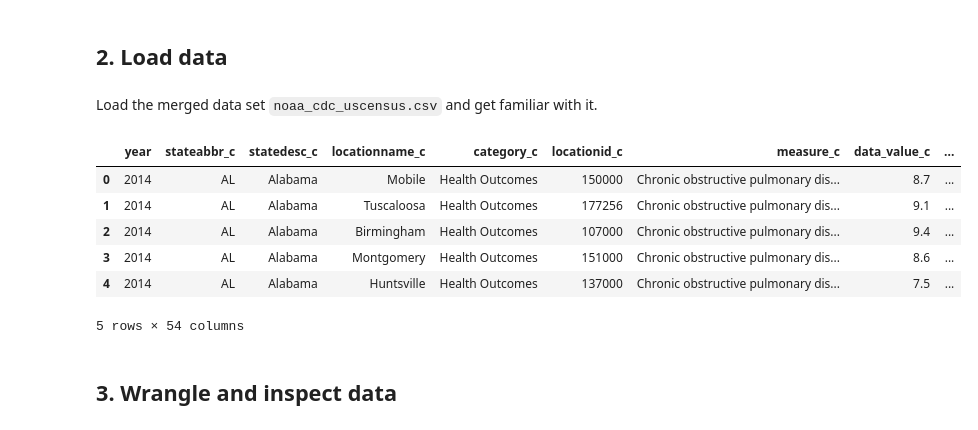
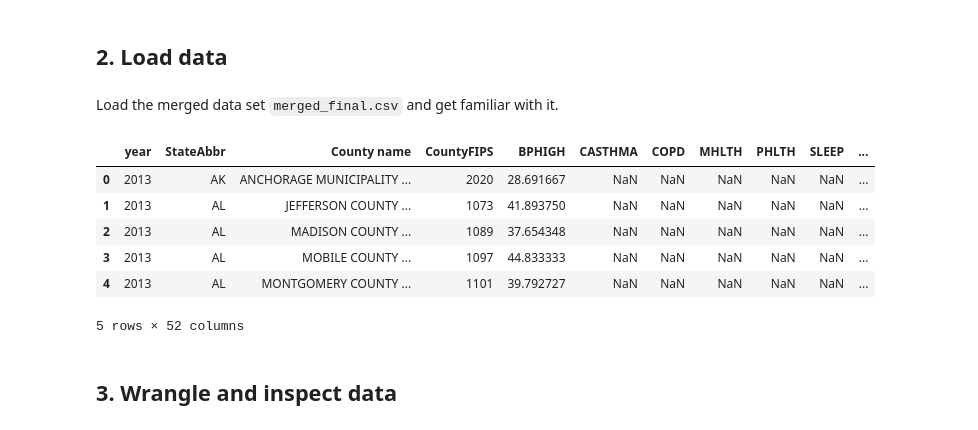
Before and after one commit to hertie-dsa-26/project-krasss, a Jupyter notebook: EDA/eda_bivariate.ipynb, the cells around one changed output. Cells and saved outputs as stored; diff of their text form; code cells hidden in the pictures.

```diff
--- a/EDA/eda_bivariate.ipynb
+++ b/EDA/eda_bivariate.ipynb
@@ -13,19 +13,19 @@ import statsmodels.formula.api as smf
 # %% [markdown]
 ## 2. Load data
 # %% [markdown]
-Load the merged data set `noaa_cdc_uscensus.csv` and get familiar with it.
+Load the merged data set `merged_final.csv` and get familiar with it.
 # %%
 
-df = pd.read_csv("../data/noaa_cdc_uscensus.csv")
+df = pd.read_csv("../data/merged_final.csv")
 df.head()
 # %% [output]
-|  | year | stateabbr_c | statedesc_c | locationname_c | category_c | locationid_c | measure_c | data_value_c | ... |
-| 0 | 2014 | AL | Alabama | Mobile | Health Outcomes | 150000 | Chronic obstructive pulmonary dis... | 8.7 | ... |
-| 1 | 2014 | AL | Alabama | Tuscaloosa | Health Outcomes | 177256 | Chronic obstructive pulmonary dis... | 9.1 | ... |
-| 2 | 2014 | AL | Alabama | Birmingham | Health Outcomes | 107000 | Chronic obstructive pulmonary dis... | 9.4 | ... |
-| 3 | 2014 | AL | Alabama | Montgomery | Health Outcomes | 151000 | Chronic obstructive pulmonary dis... | 8.6 | ... |
-| 4 | 2014 | AL | Alabama | Huntsville | Health Outcomes | 137000 | Chronic obstructive pulmonary dis... | 7.5 | ... |
+|  | year | StateAbbr | County name | CountyFIPS | BPHIGH | CASTHMA | COPD | MHLTH | PHLTH | SLEEP | ... |
+| 0 | 2013 | AK | ANCHORAGE MUNICIPALITY ... | 2020 | 28.691667 | NaN | NaN | NaN | NaN | NaN | ... |
+| 1 | 2013 | AL | JEFFERSON COUNTY ... | 1073 | 41.893750 | NaN | NaN | NaN | NaN | NaN | ... |
+| 2 | 2013 | AL | MADISON COUNTY ... | 1089 | 37.654348 | NaN | NaN | NaN | NaN | NaN | ... |
+| 3 | 2013 | AL | MOBILE COUNTY ... | 1097 | 44.833333 | NaN | NaN | NaN | NaN | NaN | ... |
+| 4 | 2013 | AL | MONTGOMERY COUNTY ... | 1101 | 39.792727 | NaN | NaN | NaN | NaN | NaN | ... |
-5 rows × 54 columns
+5 rows × 52 columns
 # %% [markdown]
 ## 3. Wrangle and inspect data
 # %% [markdown]
```
Also changed, not shown: parts of 18 cells of this notebook, 8 other files.
